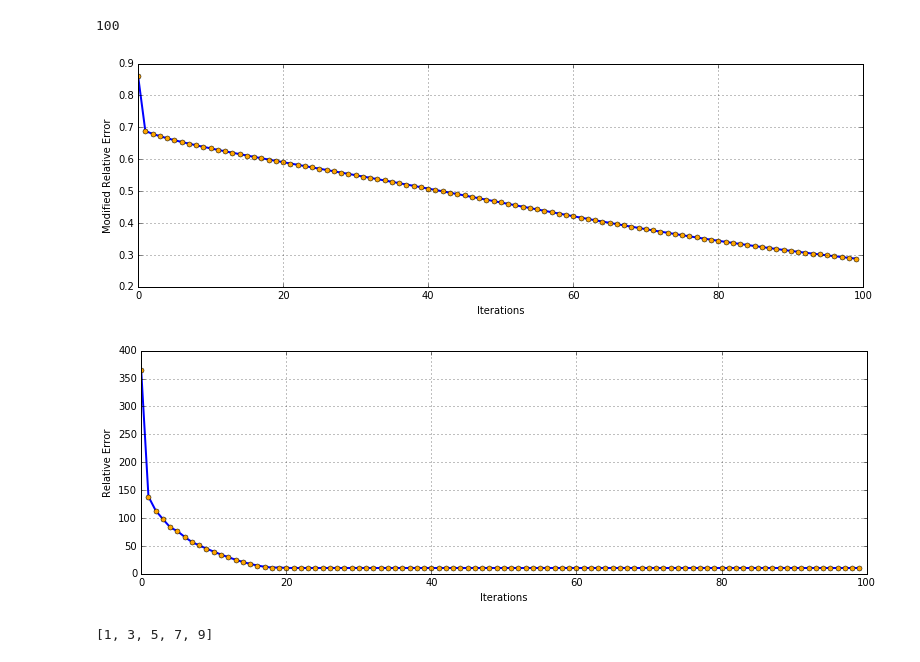
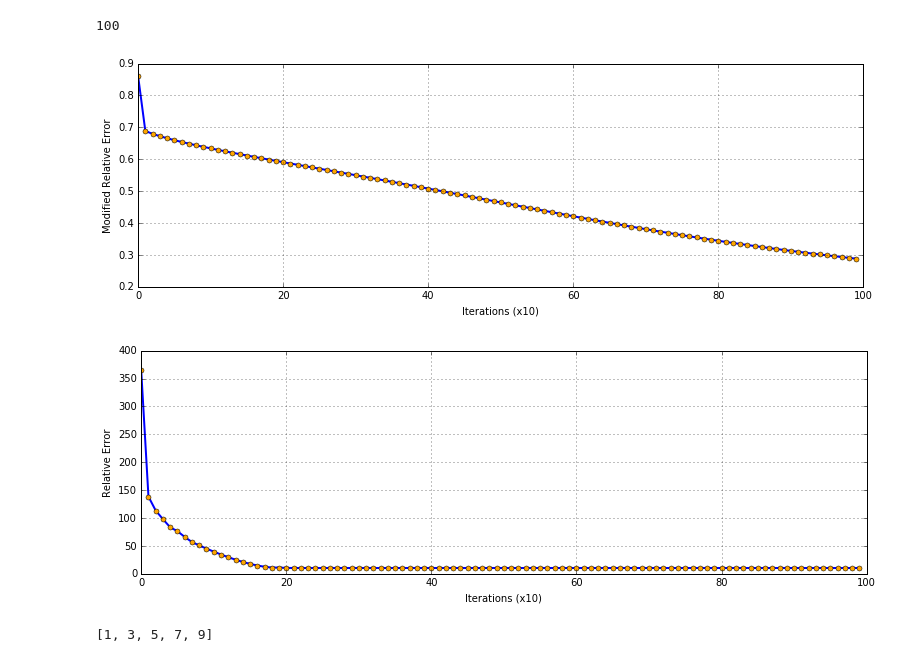
Before and after one commit to gear/HPSC, a Jupyter notebook: hw/assign1_worksheet.ipynb, the cells around one changed output. Saved outputs shown, nothing was run; the diff lists cells and outputs as text; code cells hidden in the pictures.

```diff
--- a/hw/assign1_worksheet.ipynb
+++ b/hw/assign1_worksheet.ipynb
@@ -147,25 +147,25 @@ errors = [a.error(exact, fdm[i]) for i in range(100)]
 # %%
 fig = plt.figure(figsize=(13,4), dpi=100)
 ax = fig.gca()
 ax.plot(error_rel, '-o', ms=5, lw=2, alpha=1, mfc='orange')
 ax.grid()
 plt.ylabel('Modified Relative Error')
-plt.xlabel('Iterations')
+plt.xlabel('Iterations (x10)')
 
 plt.show()
 # %% [output]
-[figure, old version]
+[figure, new version]
 # %%
 fig = plt.figure(figsize=(13,4), dpi=100)
 ax = fig.gca()
 ax.plot(errors, '-o', ms=5, lw=2, alpha=1, mfc='orange')
 ax.grid()
 plt.ylabel('Relative Error')
-plt.xlabel('Iterations')
+plt.xlabel('Iterations (x10)')
 
 plt.show()
 # %% [output]
-[figure, old version]
+[figure, new version]
 # %%
 range(1,10,2)
 # %% [output]
```
Also changed, not shown: parts of 6 cells of this notebook, 2 other files.
